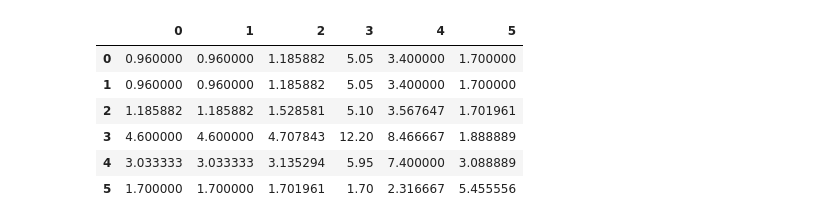
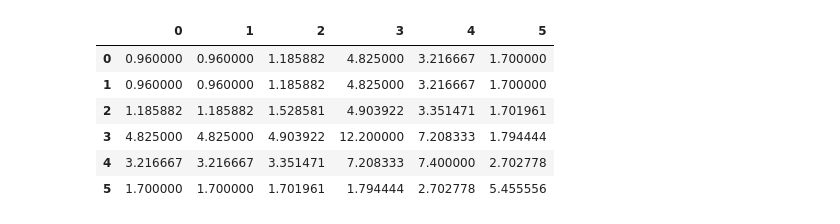
Before and after one commit to seibikobara/570_project, a Jupyter notebook: contact_matrix.ipynb, the cells around one changed output. Saved outputs shown, nothing was run; the diff lists cells and outputs as text; code cells hidden in the pictures.

```diff
--- a/contact_matrix.ipynb
+++ b/contact_matrix.ipynb
@@ -235 +273,12 @@ for i in range(6):
+# %%
+output_M=pd.DataFrame(M)
+output_M
+# %% [output]
+|  | 0 | 1 | 2 | 3 | 4 | 5 |
+| 0 | 0.960000 | 0.960000 | 1.185882 | 4.825000 | 3.216667 | 1.700000 |
+| 1 | 0.960000 | 0.960000 | 1.185882 | 4.825000 | 3.216667 | 1.700000 |
+| 2 | 1.185882 | 1.185882 | 1.528581 | 4.903922 | 3.351471 | 1.701961 |
+| 3 | 4.825000 | 4.825000 | 4.903922 | 12.200000 | 7.208333 | 1.794444 |
+| 4 | 3.216667 | 3.216667 | 3.351471 | 7.208333 | 7.400000 | 2.702778 |
+| 5 | 1.700000 | 1.700000 | 1.701961 | 1.794444 | 2.702778 | 5.455556 |
 # %%
@@ -238,11 +286 @@ output_B=pd.DataFrame(B)
-# %%
-output_B
-# %% [output]
-|  | 0 | 1 | 2 | 3 | 4 | 5 |
-| 0 | 0.960000 | 0.960000 | 1.185882 | 5.05 | 3.400000 | 1.700000 |
-| 1 | 0.960000 | 0.960000 | 1.185882 | 5.05 | 3.400000 | 1.700000 |
-| 2 | 1.185882 | 1.185882 | 1.528581 | 5.10 | 3.567647 | 1.701961 |
-| 3 | 4.600000 | 4.600000 | 4.707843 | 12.20 | 8.466667 | 1.888889 |
-| 4 | 3.033333 | 3.033333 | 3.135294 | 5.95 | 7.400000 | 3.088889 |
-| 5 | 1.700000 | 1.700000 | 1.701961 | 1.70 | 2.316667 | 5.455556 |
 # %%
```
Also changed, not shown: parts of 21 cells of this notebook, 2 other files.
